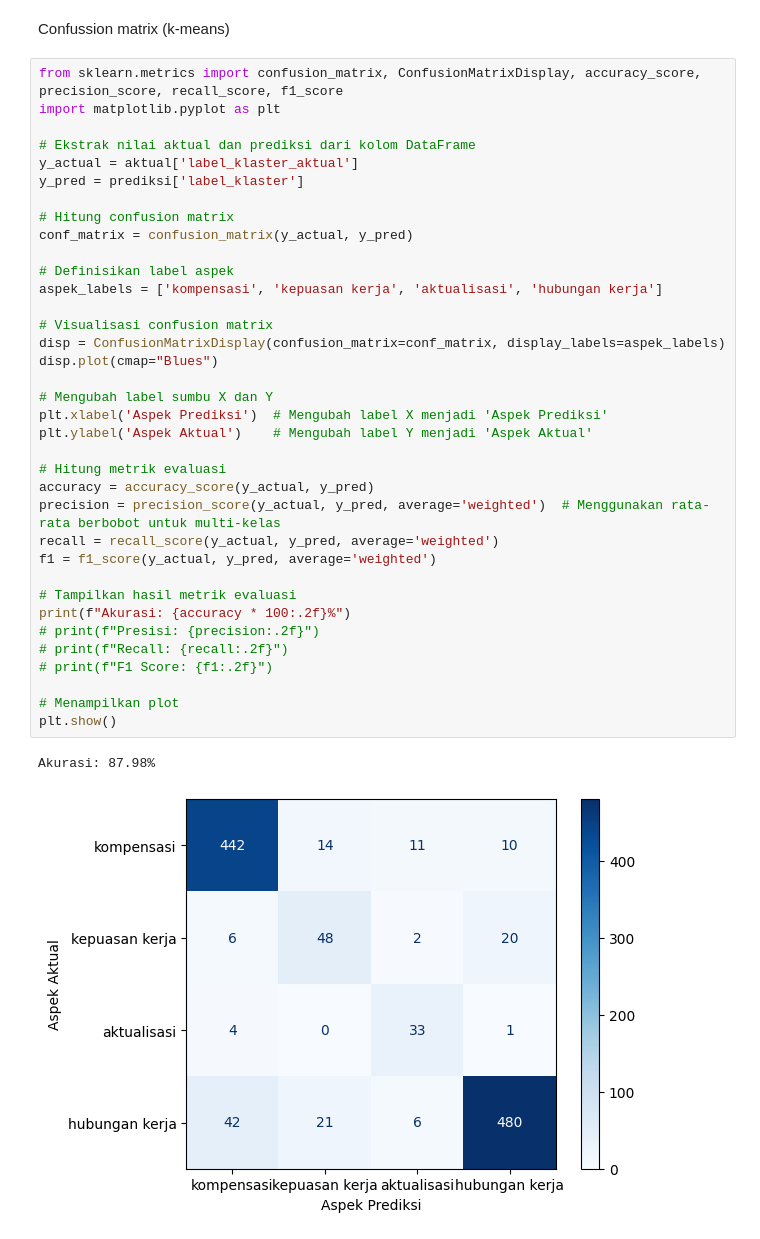
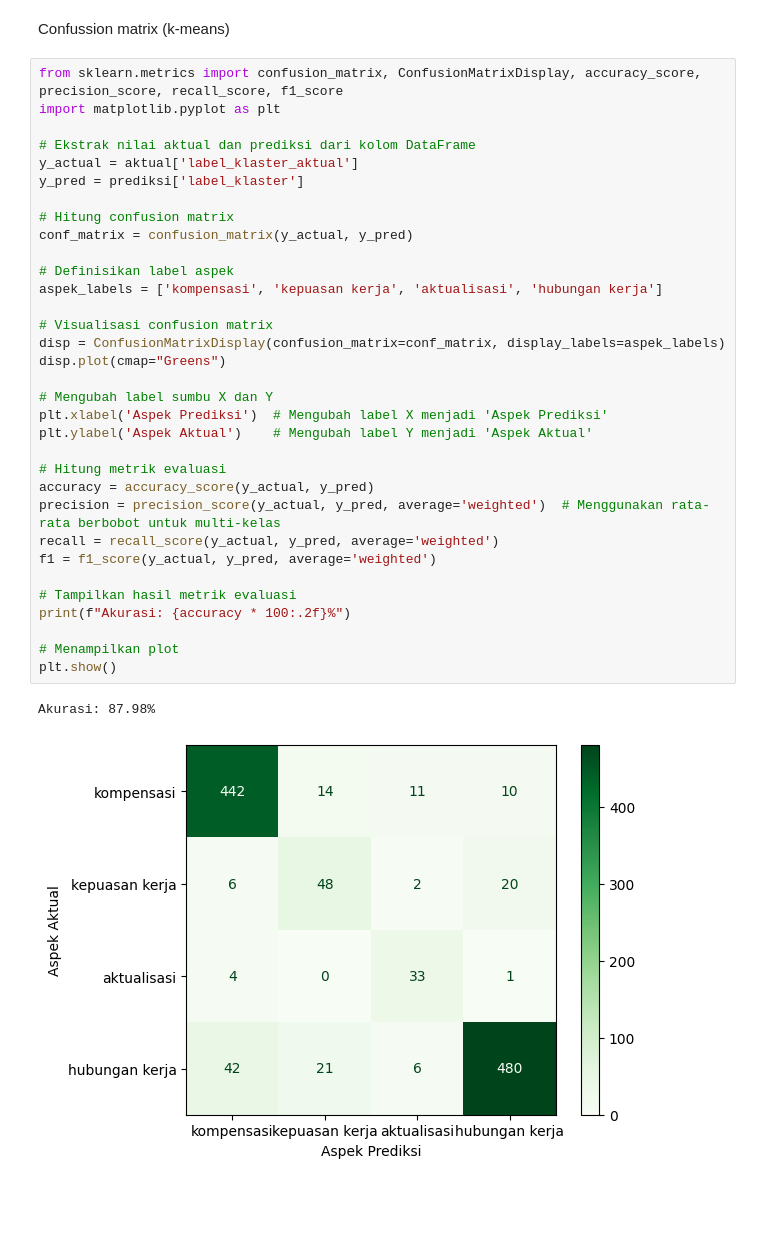
Before and after one commit to kopiadjie/turnover, a Jupyter notebook: confussion_kmeans.ipynb, the cells around one changed output. Saved outputs shown, nothing was run; the diff lists cells and outputs as text; blank space fills up the shorter version.

```diff
--- a/confussion_kmeans.ipynb
+++ b/confussion_kmeans.ipynb
@@ -108,35 +108,32 @@ import matplotlib.pyplot as plt
 # Ekstrak nilai aktual dan prediksi dari kolom DataFrame
 y_actual = aktual['label_klaster_aktual']
 y_pred = prediksi['label_klaster']
 
 # Hitung confusion matrix
 conf_matrix = confusion_matrix(y_actual, y_pred)
 
 # Definisikan label aspek
 aspek_labels = ['kompensasi', 'kepuasan kerja', 'aktualisasi', 'hubungan kerja']
 
 # Visualisasi confusion matrix
 disp = ConfusionMatrixDisplay(confusion_matrix=conf_matrix, display_labels=aspek_labels)
-disp.plot(cmap="Blues")
+disp.plot(cmap="Greens")
 
 # Mengubah label sumbu X dan Y
 plt.xlabel('Aspek Prediksi')  # Mengubah label X menjadi 'Aspek Prediksi'
 plt.ylabel('Aspek Aktual')    # Mengubah label Y menjadi 'Aspek Aktual'
 
 # Hitung metrik evaluasi
 accuracy = accuracy_score(y_actual, y_pred)
 precision = precision_score(y_actual, y_pred, average='weighted')  # Menggunakan rata-rata berbobot untuk multi-kelas
 recall = recall_score(y_actual, y_pred, average='weighted')
 f1 = f1_score(y_actual, y_pred, average='weighted')
 
 # Tampilkan hasil metrik evaluasi
 print(f"Akurasi: {accuracy * 100:.2f}%")
-# print(f"Presisi: {precision:.2f}")
-# print(f"Recall: {recall:.2f}")
-# print(f"F1 Score: {f1:.2f}")
 
 # Menampilkan plot
 plt.show()
 # %% [output]
 Akurasi: 87.98%
-[figure, old version]
+[figure, new version]
```
Also changed, not shown: 1 other file.
